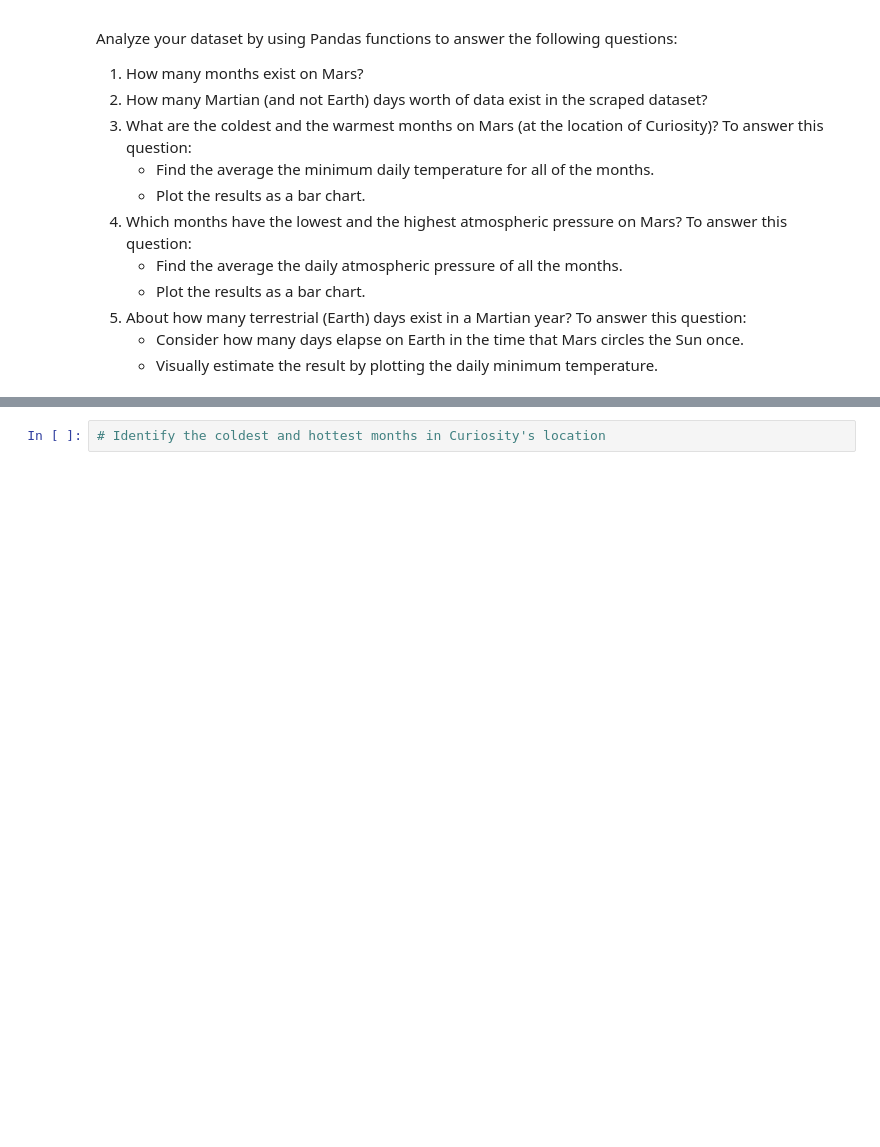
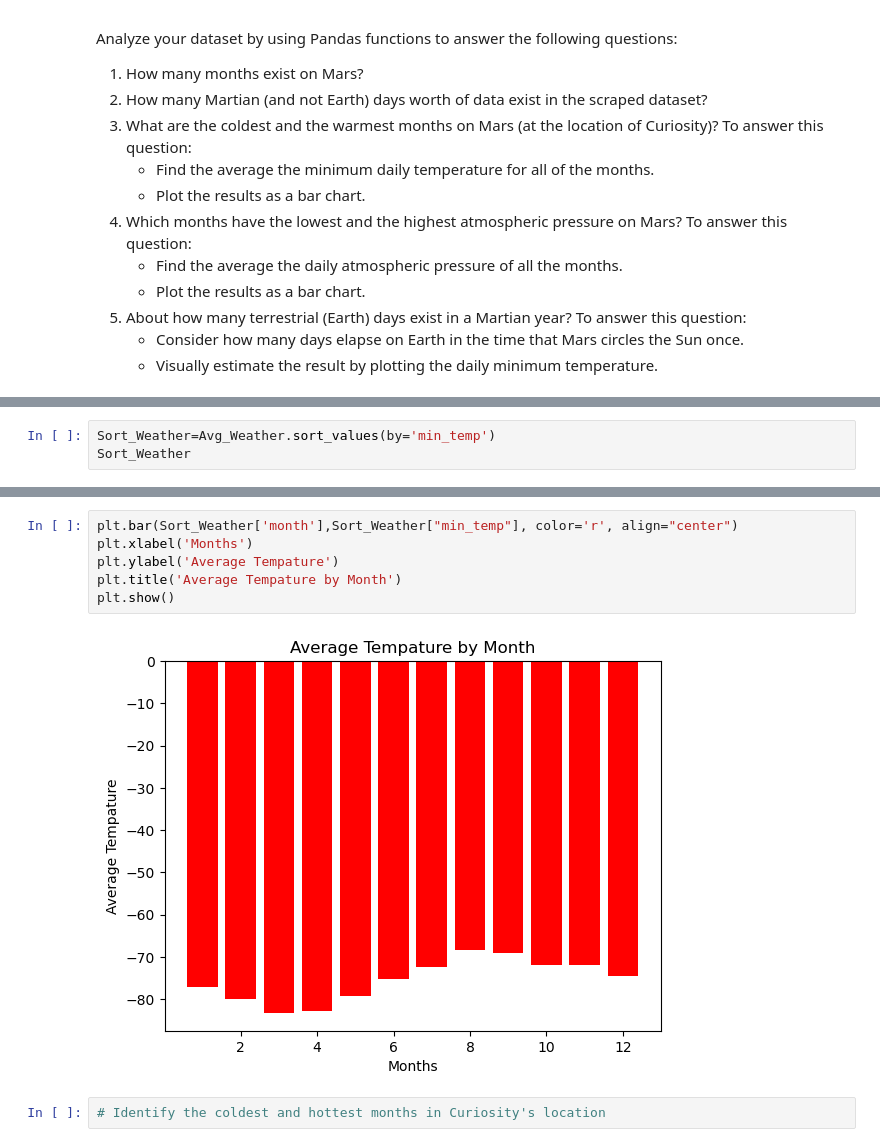
Before and after one commit to IsmailBilal92/Module-11-Challenge, a Jupyter notebook: Starter_Code/part_2_mars_weather.ipynb, the cells around one changed output, grey strips where cells are left out. Drawn from its saved outputs; the diff is of its cells as text; blank space fills up the shorter version.

```diff
--- a/Starter_Code/part_2_mars_weather.ipynb
+++ b/Starter_Code/part_2_mars_weather.ipynb
@@ -210,0 +233,3 @@ Name: min_temp, dtype: float64
+# %%
+Sort_Weather=Avg_Weather.sort_values(by='min_temp')
+Sort_Weather
@@ -211,3 +250,11 @@ Name: min_temp, dtype: float64
+# %%
+plt.bar(Sort_Weather['month'],Sort_Weather["min_temp"], color='r', align="center")
+plt.xlabel('Months')
+plt.ylabel('Average Tempature')
+plt.title('Average Tempature by Month')
+plt.show()
+# %% [output]
+[figure, added]
 # %%
 # Identify the coldest and hottest months in Curiosity's location
 # %% [output]
```
Also changed, not shown: parts of 24 cells of this notebook, 1 other file.
